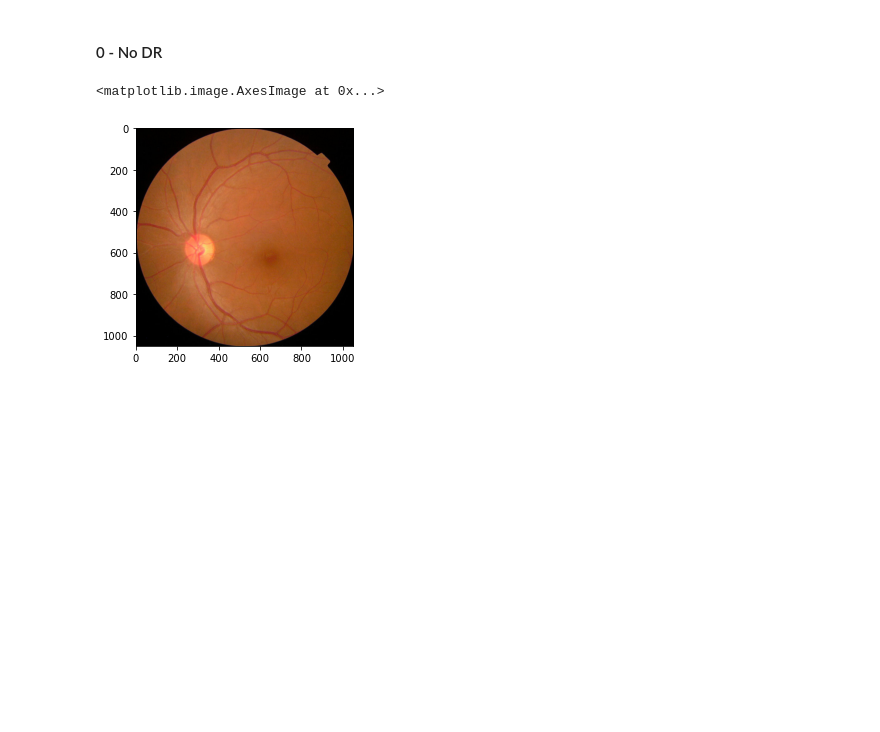
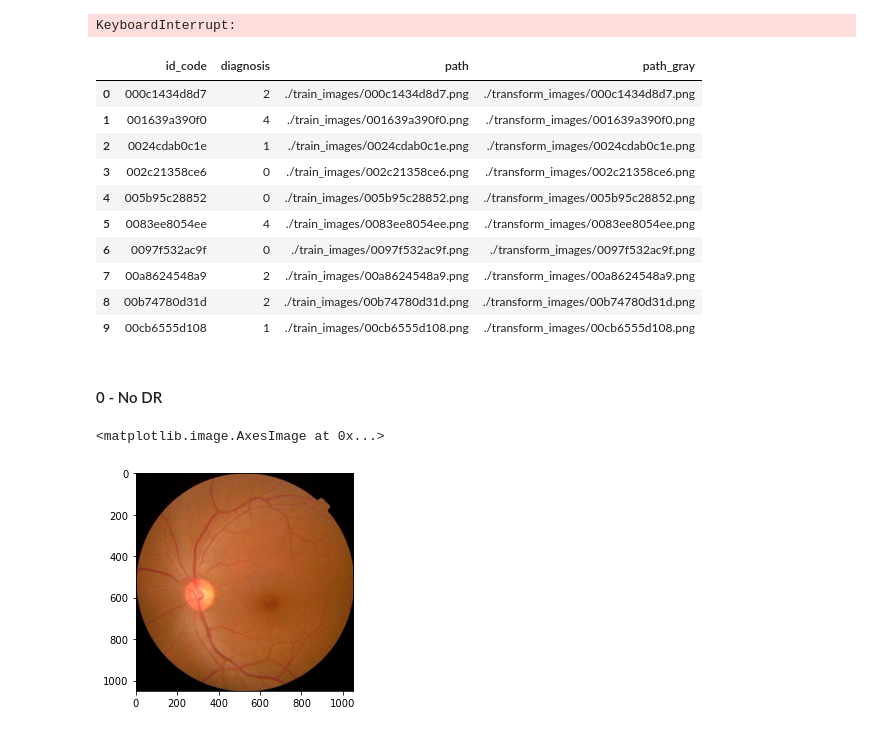
Before and after one commit to Andrea-Arguello/CNN_DR, a Jupyter notebook: Lab3.ipynb, the cells around one changed output. Saved outputs shown, nothing was run; the diff lists cells and outputs as text; code cells hidden in the pictures; blank space fills up the shorter version.

```diff
--- a/Lab3.ipynb
+++ b/Lab3.ipynb
@@ -46,10 +46,32 @@ import matplotlib.pyplot as plt
 import os # Para importar las imagenes
 from PIL import Image # Para visualizar las imagenes
 import numpy as np
+# %%
+train_df = pd.read_csv('./csvs/train.csv')
+
+# for i in range(len(train_df)):
+#     img = Image.open('./train_images/' + train_df['id_code'][i] + '.png').convert('LA')
+#     new_image = img.resize((256, 256))
+#     new_image.save('./transform_images/' + train_df['id_code'][i] + '.png')
+# %% [output]
+KeyboardInterrupt:
 # %%
-train_df = pd.read_csv('./csvs/train.csv')
 train_df['path'] = train_df['id_code'].map(lambda x: os.path.join('./train_images/','{}.png'.format(x)))
-train_df = train_df.drop(columns=['id_code'])
+train_df['path_gray'] = train_df['id_code'].map(lambda x: os.path.join('./transform_images/','{}.png'.format(x)))
+# %%
+train_df = train_df[:610]
+# %% [output]
+|  | id_code | diagnosis | path | path_gray |
+| 0 | 000c1434d8d7 | 2 | ./train_images/000c1434d8d7.png | ./transform_images/000c1434d8d7.png |
+| 1 | 001639a390f0 | 4 | ./train_images/001639a390f0.png | ./transform_images/001639a390f0.png |
+| 2 | 0024cdab0c1e | 1 | ./train_images/0024cdab0c1e.png | ./transform_images/0024cdab0c1e.png |
+| 3 | 002c21358ce6 | 0 | ./train_images/002c21358ce6.png | ./transform_images/002c21358ce6.png |
+| 4 | 005b95c28852 | 0 | ./train_images/005b95c28852.png | ./transform_images/005b95c28852.png |
+| 5 | 0083ee8054ee | 4 | ./train_images/0083ee8054ee.png | ./transform_images/0083ee8054ee.png |
+| 6 | 0097f532ac9f | 0 | ./train_images/0097f532ac9f.png | ./transform_images/0097f532ac9f.png |
+| 7 | 00a8624548a9 | 2 | ./train_images/00a8624548a9.png | ./transform_images/00a8624548a9.png |
+| 8 | 00b74780d31d | 2 | ./train_images/00b74780d31d.png | ./transform_images/00b74780d31d.png |
+| 9 | 00cb6555d108 | 1 | ./train_images/00cb6555d108.png | ./transform_images/00cb6555d108.png |
 # %% [markdown]
 #### 0 - No DR
 # %%
```
Also changed, not shown: parts of 15 cells of this notebook, 5 other files.
